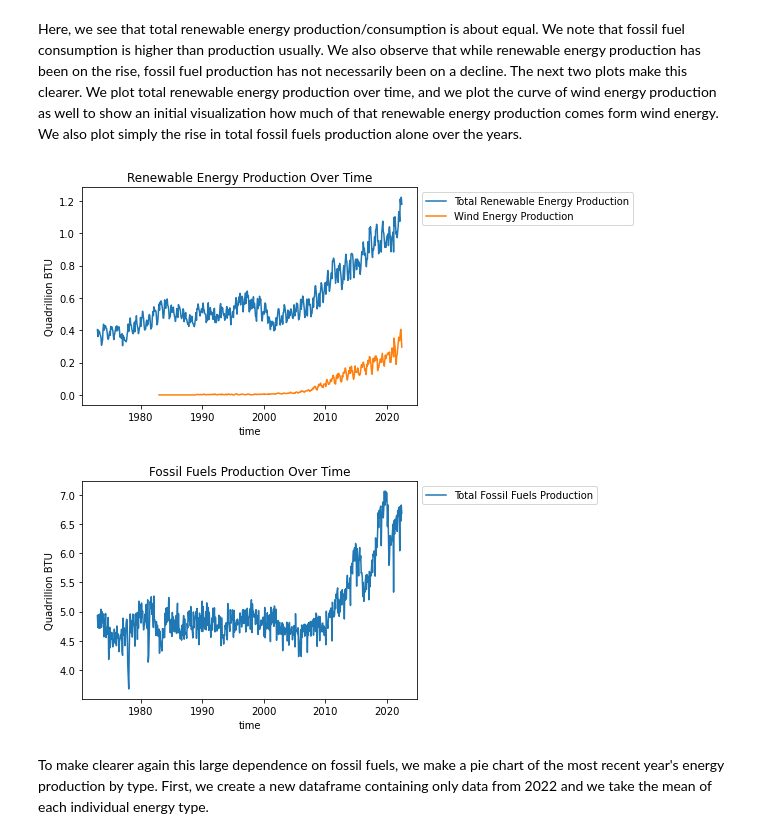
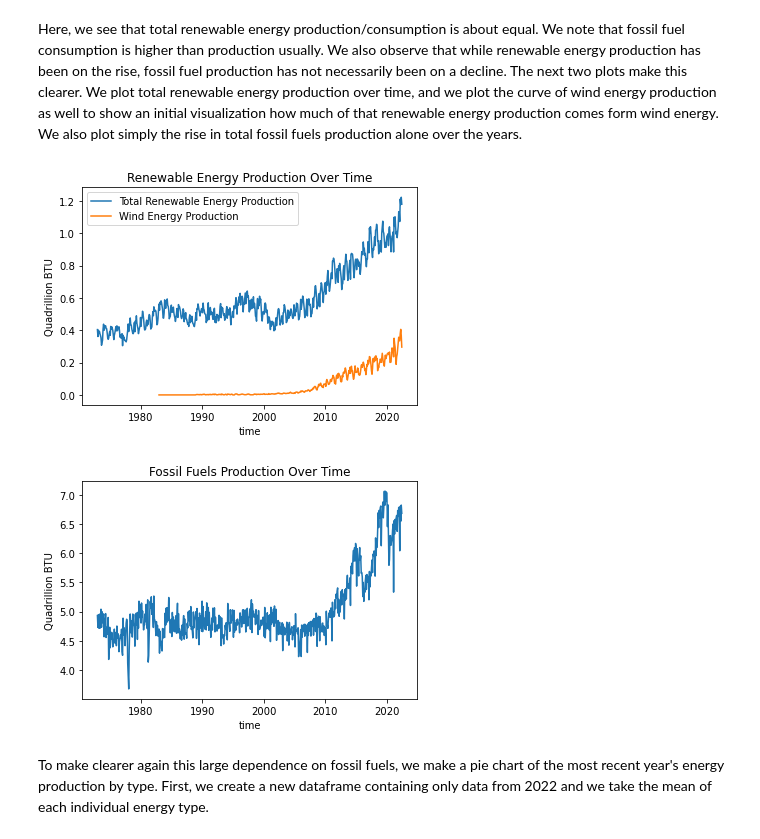
Before and after one commit to akkij26/info_2950, a Jupyter notebook: Phase_2_final.ipynb, the cells around one changed output. Cells and saved outputs as stored; diff of their text form; code cells hidden in the pictures.

```diff
--- a/Phase_2_final.ipynb
+++ b/Phase_2_final.ipynb
@@ -224,23 +247,21 @@ Here, we see that total renewable energy production/consumption is about equal.
 # %%
 #plotting total renewable energy production as well as wind energy production curve
 sns.lineplot(data = total_df, x = 'date', y = 'Total Renewable Energy Production', label = 'Total Renewable Energy Production')
 sns.lineplot(data = total_df, x = 'date', y = 'Wind Energy Production', label = 'Wind Energy Production')
 plt.title("Renewable Energy Production Over Time")
 plt.xlabel("time")
 plt.ylabel("Quadrillion BTU")
-plt.legend(bbox_to_anchor=(1.0, 1.0))
 plt.show()
 
 #plotting total fossil fuels production alone over the years
-sns.lineplot(data = total_df, x = 'date', y = 'Total Fossil Fuels Production', label = 'Total Fossil Fuels Production')
+sns.lineplot(data = total_df, x = 'date', y = 'Total Fossil Fuels Production')
 plt.title("Fossil Fuels Production Over Time")
 plt.xlabel("time")
 plt.ylabel("Quadrillion BTU")
-plt.legend(bbox_to_anchor=(1.0, 1.0))
 plt.show()
 # %% [output]
-[figure, old version]
+[figure, new version]
-[figure, old version]
+[figure, new version]
 # %% [markdown]
 To make clearer again this large dependence on fossil fuels, we make a pie chart of the most recent year's energy production by type. First, we create a new dataframe containing only data from 2022 and we take the mean of each individual energy type.
 # %%
```
Also changed, not shown: parts of 19 cells of this notebook.
